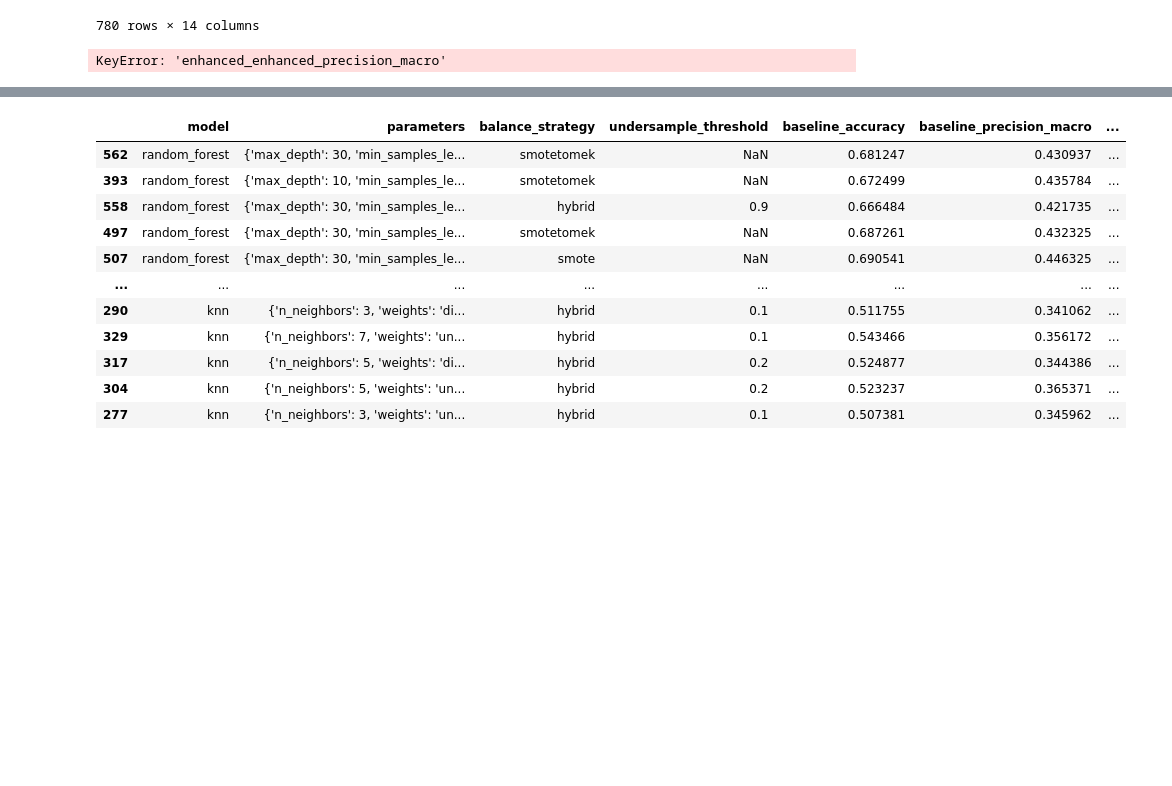
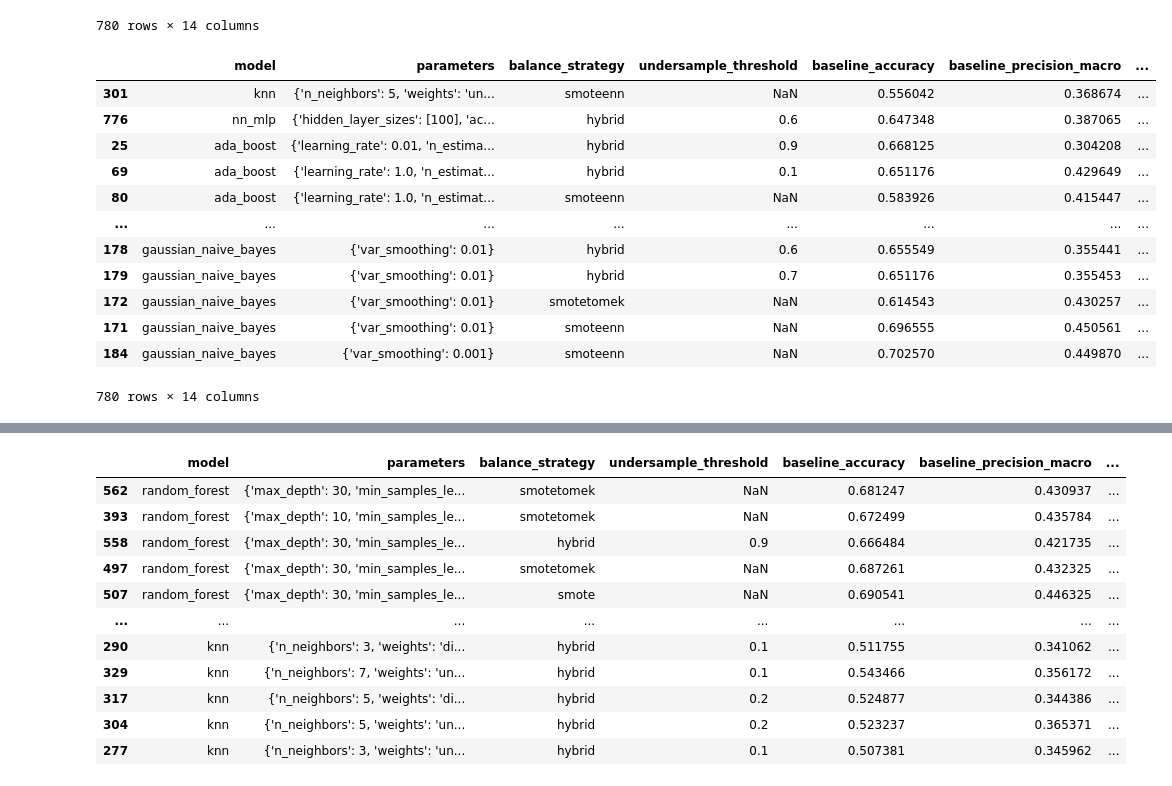
Before and after one commit to anneryeo/THESIS-Utilizing-ML-to-Solve-the-IPPP, a Jupyter notebook: Machine Learning.ipynb, the cells around one changed output, grey strips where cells are left out. Cells and saved outputs as stored; diff of their text form; code cells hidden in the pictures; blank space fills up the shorter version.

Commit message:
Initial results for enhanced dataset via survival analysis

```diff
--- a/Machine Learning.ipynb
+++ b/Machine Learning.ipynb
@@ -907,9 +907,21 @@ results_df.sort_values(by='enhanced_accuracy', ascending=False)
 | 123 | decision_tree | {'max_depth': 10, 'min_samples_le... | hybrid | 0.3 | 0.523783 | 0.413467 | ... |
 780 rows × 14 columns
 # %%
-results_df.sort_values(by='enhanced_enhanced_precision_macro', ascending=False)
+results_df.sort_values(by='enhanced_precision_macro', ascending=False)
 # %% [output]
+|  | model | parameters | balance_strategy | undersample_threshold | baseline_accuracy | baseline_precision_macro | ... |
+| 301 | knn | {'n_neighbors': 5, 'weights': 'un... | smoteenn | NaN | 0.556042 | 0.368674 | ... |
+| 776 | nn_mlp | {'hidden_layer_sizes': [100], 'ac... | hybrid | 0.6 | 0.647348 | 0.387065 | ... |
+| 25 | ada_boost | {'learning_rate': 0.01, 'n_estima... | hybrid | 0.9 | 0.668125 | 0.304208 | ... |
+| 69 | ada_boost | {'learning_rate': 1.0, 'n_estimat... | hybrid | 0.1 | 0.651176 | 0.429649 | ... |
+| 80 | ada_boost | {'learning_rate': 1.0, 'n_estimat... | smoteenn | NaN | 0.583926 | 0.415447 | ... |
+| ... | ... | ... | ... | ... | ... | ... | ... |
+| 178 | gaussian_naive_bayes | {'var_smoothing': 0.01} | hybrid | 0.6 | 0.655549 | 0.355441 | ... |
+| 179 | gaussian_naive_bayes | {'var_smoothing': 0.01} | hybrid | 0.7 | 0.651176 | 0.355453 | ... |
+| 172 | gaussian_naive_bayes | {'var_smoothing': 0.01} | smotetomek | NaN | 0.614543 | 0.430257 | ... |
+| 171 | gaussian_naive_bayes | {'var_smoothing': 0.01} | smoteenn | NaN | 0.696555 | 0.450561 | ... |
+| 184 | gaussian_naive_bayes | {'var_smoothing': 0.001} | smoteenn | NaN | 0.702570 | 0.449870 | ... |
-KeyError: 'enhanced_enhanced_precision_macro'
+780 rows × 14 columns
 # %%
 results_df.sort_values(by='enhanced_f1_macro', ascending=False)
 # %% [output]
```
